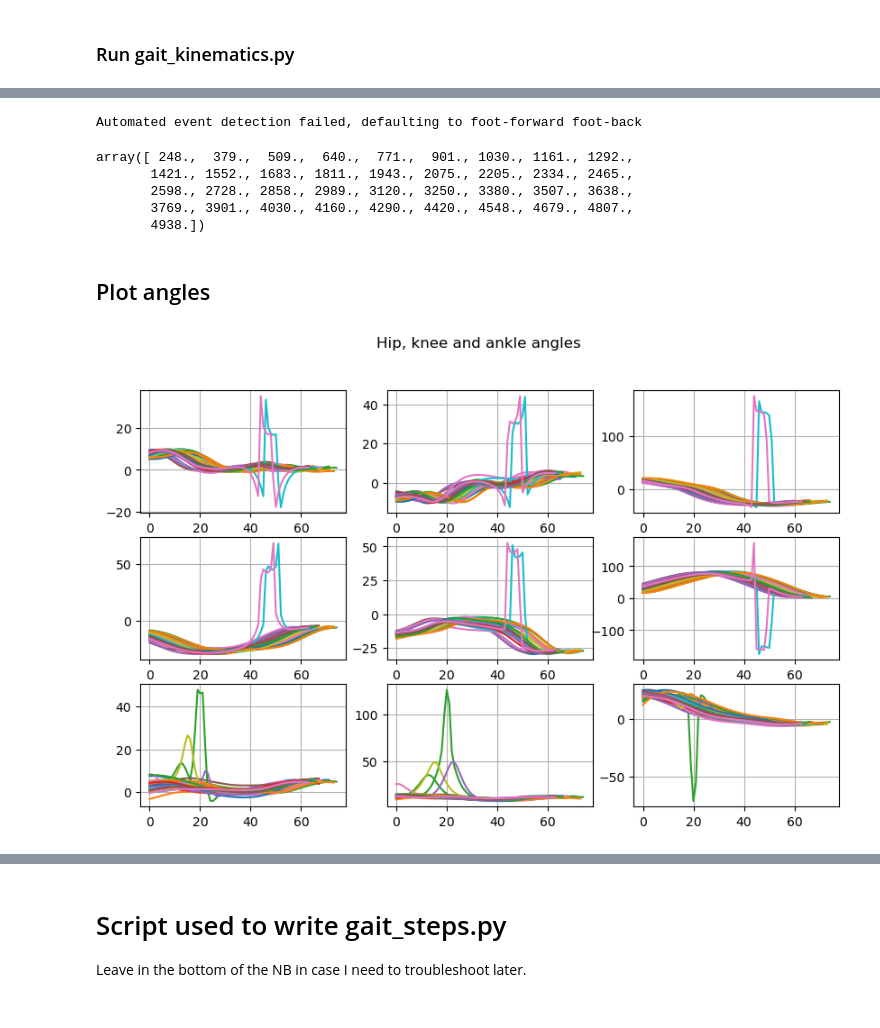
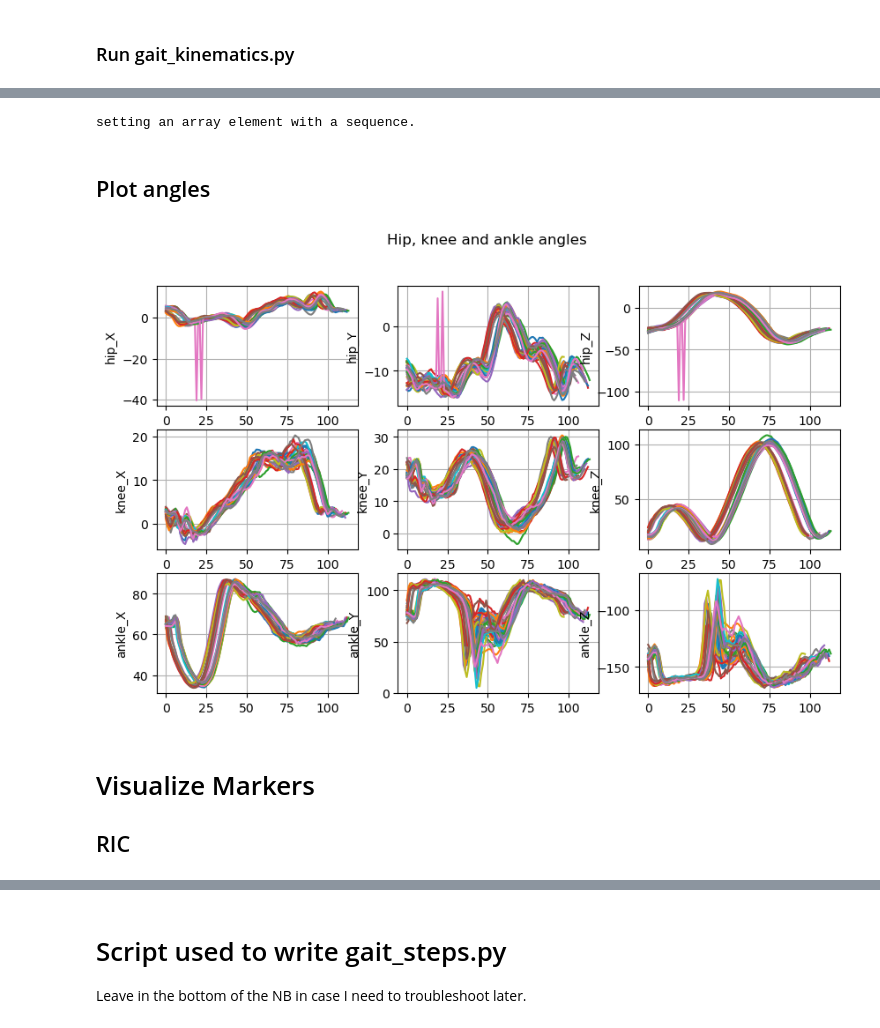
Before and after one commit to regifukuchi/BMC-RIC-running-biomechanics, a Jupyter notebook: notebooks/gait_steps.ipynb, the cells around one changed output, grey strips where cells are left out. Drawn from its saved outputs; the diff is of its cells as text; code cells hidden in the pictures.

```diff
--- a/notebooks/gait_steps.ipynb
+++ b/notebooks/gait_steps.ipynb
@@ -72,12 +196,0 @@ joints  = pd.DataFrame.from_dict(data_RIC['joints']).values.reshape((1,len(joint
-# %%
-# Convert dictionaries into pandas dfs
-neutral = pd.DataFrame(data=neutral,
-                           columns=neutral_lbls)
-joints = pd.DataFrame(data=joints,
-                           columns=joints_lbls)
-# %%
-run_data = np.empty(shape=(5000, len(list(data_RIC['running'].keys()))*3))
-for m, mkr in enumerate(list(data_RIC['running'].keys())):
-    run_data[:, 3*m:3*(m+1)] = np.array(data_RIC['running'][mkr])
-# Create dataframe with running data
-gait = pd.DataFrame(data = run_data, columns=gait_lbls)
@@ -87,7 +207,7 @@ gait = pd.DataFrame(data = run_data, columns=gait_lbls)
 from gait_kinematics import gait_kinematics
 # %%
 # Invoking function to calculate angles
-angle_L_ankle, angle_R_ankle, angle_L_knee, angle_R_knee, angle_L_hip, angle_R_hip, angle_L_foot, angle_R_foot, angle_Pelvis = gait_kinematics(joints, neutral, gait, data_RIC['hz_r'])
+angle_L_ankle, angle_R_ankle, angle_L_knee, angle_R_knee, angle_L_hip, angle_R_hip, angle_L_foot, angle_R_foot, angle_Pelvis = gait_kinematics(joints, neutral, gait, hz)
 # %%
 angle_L_ankle, angle_R_ankle = angle_L_ankle*(180/np.pi), angle_R_ankle*(180/np.pi)
 angle_L_knee, angle_R_knee   = angle_L_knee*(180/np.pi), angle_R_knee*(180/np.pi)
@@ -111,17 +232,9 @@ angles = pd.DataFrame(data=angs, columns=joints_lbls)
 # %%
 from gait_steps import gait_steps
 # %%
-L_TD, L_TO, R_TD, R_TO, label = gait_steps(neutral, gait, angles, data_RIC['hz_r'])
+L_TD, L_TO, R_TD, R_TO, label = gait_steps(neutral, gait, angles, hz)
 # %% [output]
-Automated event detection failed, defaulting to foot-forward foot-back
+setting an array element with a sequence.
-# %%
-R_TO
-# %% [output]
-array([ 248.,  379.,  509.,  640.,  771.,  901., 1030., 1161., 1292.,
-       1421., 1552., 1683., 1811., 1943., 2075., 2205., 2334., 2465.,
-       2598., 2728., 2858., 2989., 3120., 3250., 3380., 3507., 3638.,
-       3769., 3901., 4030., 4160., 4290., 4420., 4548., 4679., 4807.,
-       4938.])
 # %%
 joints = ['hip','knee','ankle']
 axes = ['X','Y','Z']
@@ -133,15 +246,16 @@ rto = R_TO.astype(int).tolist()
 # %%
 fig, axs = plt.subplots(3,3, figsize=(10,6))
 fig.suptitle('Hip, knee and ankle angles')
 for j, joint in enumerate(joints):
-    ang = angles.filter(like='L_'+joint).values
+    ang = angles.filter(like='R_'+joint).values
     for xyz, eixo in enumerate(axes):
-        for i in range(len(rtd)):
-            axs[j,xyz].plot(ang[rtd[i]:rto[i], xyz])
+        for i in range(len(rtd)-1):
+            axs[j,xyz].plot(ang[rtd[i]:rtd[i+1], xyz])
+            axs[j,xyz].set_ylabel(joint+'_'+eixo)
             axs[j,xyz].grid('on')
 plt.show()
 # %% [output]
-[figure, old version]
+[figure, new version]
 # %%
 fig, axs = plt.subplots(3, figsize=(10,6))
 fig.suptitle('Comparison of LEFT ankle angles between methods')
@@ -178,3 +292,6 @@ axs[2].plot(angle_L_ankle[:,2], 'g', label='Python')
 axs[2].plot(tn[0::3],anga_matlab[0::3,2], 'g*', label='Matlab')
 axs[2].grid('on')
 plt.show()
+# %% [markdown]
+# Visualize Markers
+## RIC
```
Also changed, not shown: parts of 45 cells of this notebook, 5 other files.
